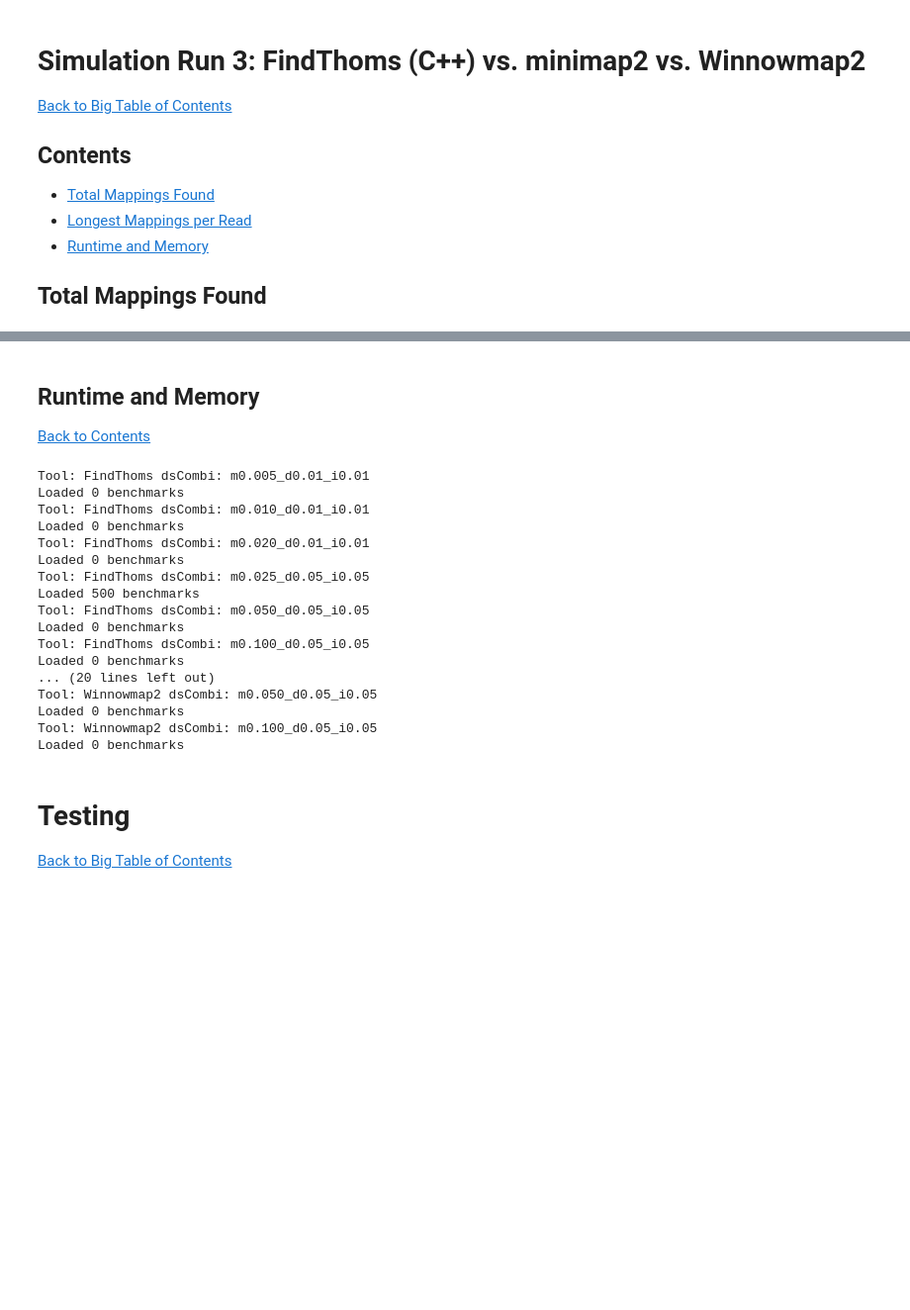
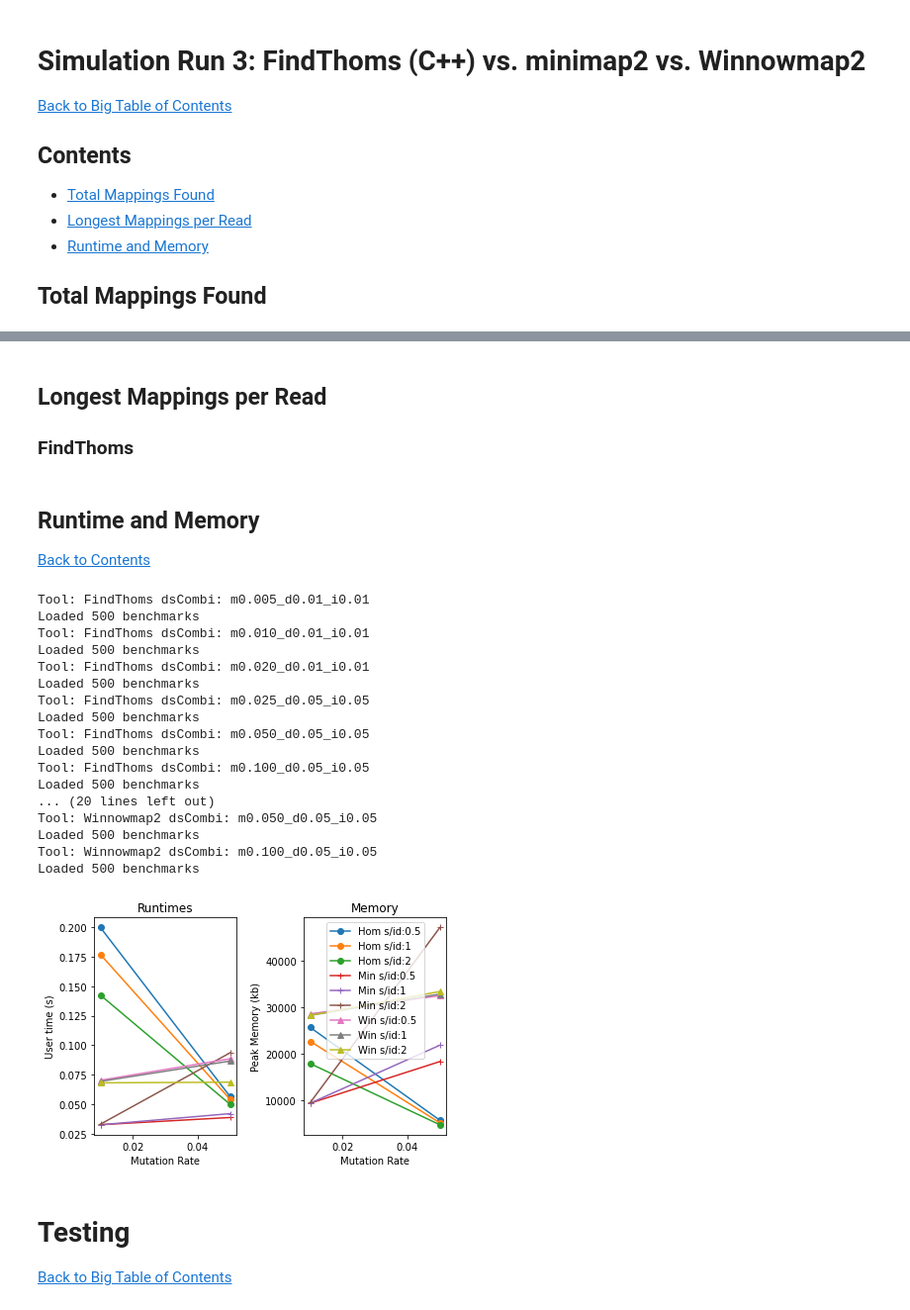
Before and after one commit to medvedevgroup/eskemap, a Jupyter notebook: SimilarityMeasures.ipynb, the cells around one changed output, grey strips where cells are left out. Shown at 99% size. Saved outputs shown, nothing was run; the diff lists cells and outputs as text; code cells hidden in the pictures; blank space fills up the shorter version.

```diff
--- a/SimilarityMeasures.ipynb
+++ b/SimilarityMeasures.ipynb
@@ -1444,0 +1426,30 @@ for t in resultPrefixPerTool.keys():
+# %%
+resultPrefixPerTool = {"findThoms": "homologies/homologies", "minimap2": "minimap2Res/textmappings", "Winnowmap2":\
+                      "Winnowmap2Res/textmappings"}
+divRates = [0.01, 0.05]
+subIndelRats = [0.5, 1, 2]
+
+for t in resultPrefixPerTool.keys():
+    print(f"{t}:")
+
+    for d in divRates:
+        for s in subIndelRats:
+            dsCombi = f"m{(d * s):.3f}_d{d}_i{d}"
+            resFiles = glob(f"../simulations/{resultPrefixPerTool[t]}_rl400000_rid*_{dsCombi}_cn3_tl50000_" + \
+                            "chP6C4_ep0:0:0_ri*")
+
+            print(f"Diversity Rate: {d}, substitutions/indel: {s}")
+            print(f"{len(resFiles)} result files found")
+
+            nbMappings = 0
+
+            for f in resFiles:
+                if t == "findThoms":
+                    #Each line is a mapping
+                    nbMappings += len(open(f, 'r').readlines())
+                else:
+                    for l in open(f, 'r'):
+                        if not l.startswith('@'):
+                            nbMappings += 1
+
+            print(nbMappings, "mappings found")
@@ -1445,3 +1474,7 @@ for t in resultPrefixPerTool.keys():
+# %% [markdown]
+## Longest Mappings per Read
+
+### FindThoms
 # %% [markdown]
 ## Runtime and Memory
 [Back to Contents](#Simulation-Run-3:-FindThoms-(C++)-vs.-minimap2-vs.-Winnowmap2)
@@ -1476,8 +1509,13 @@ for t in tools:
     for d in divRates:
         for s in subIndelRats:
             dsCombi = f"m{(d * s):.3f}_d{d}_i{d}"
-            indivBenchs = loadBenchmarks(glob(f"../benchmarks/bench{t}_rl400000_rid*_" + dsCombi + \
+
+            if t == "FindThoms":
+                indivBenchs = loadBenchmarks(glob(f"../benchmarks/bench{t}_rl400000_rid*_" + dsCombi + \
                                               "_cn3_tl50000_chP6C4_ep0:0:0_ri*_c1_u1_t0.txt"))
+            else:
+                indivBenchs = loadBenchmarks(glob(f"../benchmarks/bench{t}_rl400000_rid*_" + dsCombi + \
+                                              "_cn3_tl50000_chP6C4_ep0:0:0_ri*.txt"))
 
             #Sanity check: 500 benchmarks should have been loaded
             print(f"Tool: {t} dsCombi: {dsCombi}")
@@ -1486,49 +1524,52 @@ for t in tools:
             allToolsBenchs[t][dsCombi] = {"rt": mean(indivBenchs["rt"]), "mem": mean(indivBenchs["mem"])}
 # %% [output]
 Tool: FindThoms dsCombi: m0.005_d0.01_i0.01
-Loaded 0 benchmarks
+Loaded 500 benchmarks
 Tool: FindThoms dsCombi: m0.010_d0.01_i0.01
-Loaded 0 benchmarks
+Loaded 500 benchmarks
 Tool: FindThoms dsCombi: m0.020_d0.01_i0.01
-Loaded 0 benchmarks
+Loaded 500 benchmarks
 Tool: FindThoms dsCombi: m0.025_d0.05_i0.05
 Loaded 500 benchmarks
 Tool: FindThoms dsCombi: m0.050_d0.05_i0.05
-Loaded 0 benchmarks
+Loaded 500 benchmarks
 Tool: FindThoms dsCombi: m0.100_d0.05_i0.05
-Loaded 0 benchmarks
+Loaded 500 benchmarks
 ... (20 lines left out)
 Tool: Winnowmap2 dsCombi: m0.050_d0.05_i0.05
-Loaded 0 benchmarks
+Loaded 500 benchmarks
 Tool: Winnowmap2 dsCombi: m0.100_d0.05_i0.05
-Loaded 0 benchmarks
+Loaded 500 benchmarks
 # %%
 #Plot benchmarks
 lineStylePerTool = {"FindThoms": "o-", "Minimap2": "+-", "Winnowmap2": "^-"}
+labelShortcutsPerTool = {"FindThoms": "Hom", "Minimap2": "Min", "Winnowmap2": "Win"}
 fig, axes = plt.subplots(1, 2)
 
 for t in allToolsBenchs:
     for q in subIndelRats:
         rts = []
         mems = []
 
         for d in divRates:
-            dsCombi = f"m{(d * q):.2f}_d{d}_i{d}"
+            dsCombi = f"m{(d * q):.3f}_d{d}_i{d}"
             rts.append(allToolsBenchs[t][dsCombi]["rt"])
             mems.append(allToolsBenchs[t][dsCombi]["mem"])
 
-        axes[0].plot(divRates, rts, lineStylePerTool[t], label=f"{t} s/id:{q}")
-        axes[1].plot(divRates, mems, lineStylePerTool[t], label=f"{t} s/id:{q}")
+        axes[0].plot(divRates, rts, lineStylePerTool[t], label=f"{labelShortcutsPerTool[t]} s/id:{q}")
+        axes[1].plot(divRates, mems, lineStylePerTool[t], label=f"{labelShortcutsPerTool[t]} s/id:{q}")
 
 axes[0].set_title("Runtimes")
 axes[0].set_xlabel("Mutation Rate")
 axes[0].set_ylabel("User time (s)")
 axes[1].set_title("Memory")
 axes[1].set_xlabel("Mutation Rate")
 axes[1].set_ylabel("Peak Memory (kb)")
 axes[1].legend()
 plt.tight_layout()
 plt.show()
+# %% [output]
+[figure, added]
 # %% [markdown]
 # Testing
 [Back to Big Table of Contents](#Big-Table-of-Contents)
```
Also changed, not shown: parts of 5 cells of this notebook.
